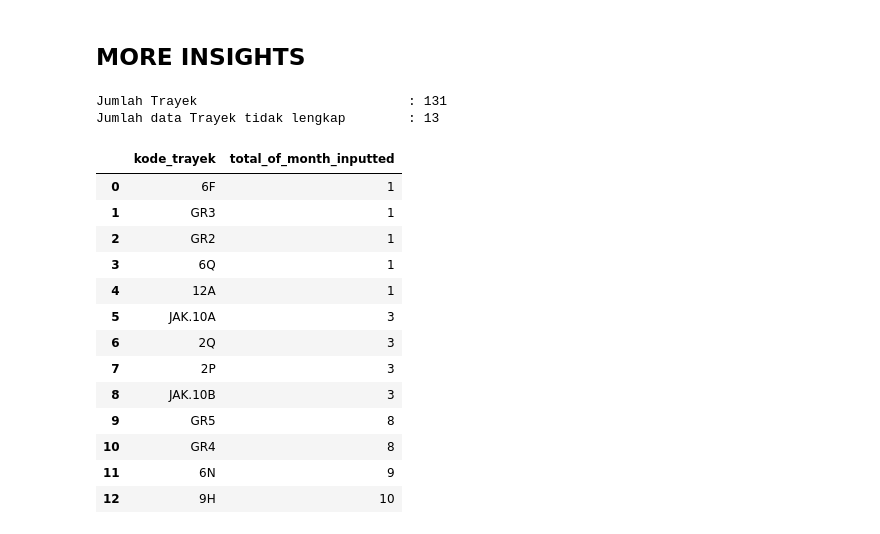
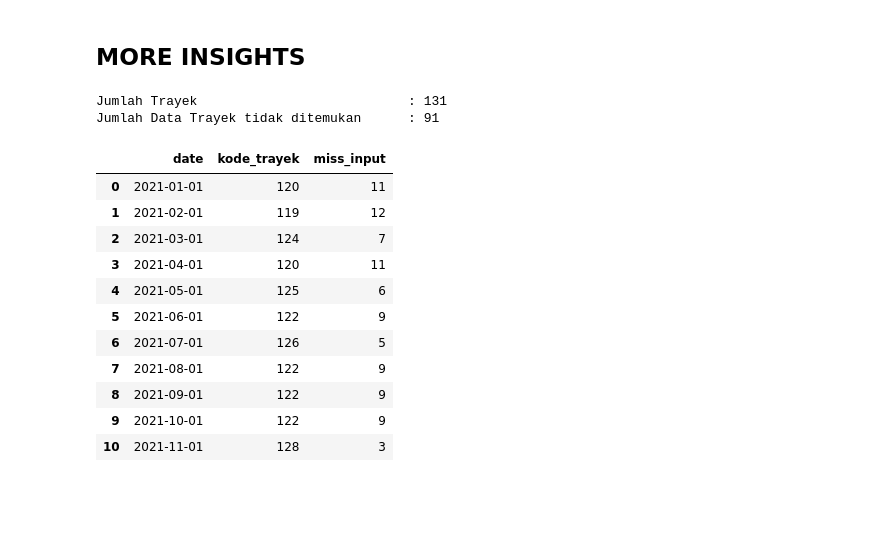
Before and after one commit to akbareza/DataScienceJourney, a Jupyter notebook: Modul 2/Capstone 2/TransJakartaPassengers2021Analysis.ipynb, the cells around one changed output. Cells and saved outputs as stored; diff of their text form; code cells hidden in the pictures; blank space fills up the shorter version.

```diff
--- a/Modul 2/Capstone 2/TransJakartaPassengers2021Analysis.ipynb
+++ b/Modul 2/Capstone 2/TransJakartaPassengers2021Analysis.ipynb
@@ -400,27 +400,25 @@ Dari data tabular di atas dapat ditunjukkan pembagian kelas dan sub-kelasnya unt
 # %%
 # Cek kelengkapan trayek per bulan
 print(f'Jumlah Trayek\t\t\t\t: {df["kode_trayek"].nunique()}')
 
-dfTemp = df.groupby('kode_trayek')['date'].count().reset_index().sort_values('date',ascending=True)
+dfTemp = df.groupby('date')['kode_trayek'].count().reset_index()
+dfTemp['miss_input'] = df["kode_trayek"].nunique() - dfTemp['kode_trayek']
 
-print(f'Jumlah data Trayek tidak lengkap\t: {len(dfTemp[dfTemp["date"]<11]["kode_trayek"])}')
-dfTemp = dfTemp[dfTemp["date"]<11].reset_index(drop=True)
-dfTemp.rename(columns={"date": 'total_of_month_inputted'}, inplace=True)
-dfTemp
+print(f'Jumlah Data Trayek tidak ditemukan\t: {dfTemp["miss_input"].sum()}')
+
+display(dfTemp)
 # %% [output]
 Jumlah Trayek                           : 131
-Jumlah data Trayek tidak lengkap        : 13
+Jumlah Data Trayek tidak ditemukan      : 91
-|  | kode_trayek | total_of_month_inputted |
-| 0 | 6F | 1 |
-| 1 | GR3 | 1 |
-| 2 | GR2 | 1 |
-| 3 | 6Q | 1 |
-| 4 | 12A | 1 |
-| 5 | JAK.10A | 3 |
-| 6 | 2Q | 3 |
-| 7 | 2P | 3 |
-| 8 | JAK.10B | 3 |
-| 9 | GR5 | 8 |
-| 10 | GR4 | 8 |
-| 11 | 6N | 9 |
-| 12 | 9H | 10 |
+|  | date | kode_trayek | miss_input |
+| 0 | 2021-01-01 | 120 | 11 |
+| 1 | 2021-02-01 | 119 | 12 |
+| 2 | 2021-03-01 | 124 | 7 |
+| 3 | 2021-04-01 | 120 | 11 |
+| 4 | 2021-05-01 | 125 | 6 |
+| 5 | 2021-06-01 | 122 | 9 |
+| 6 | 2021-07-01 | 126 | 5 |
+| 7 | 2021-08-01 | 122 | 9 |
+| 8 | 2021-09-01 | 122 | 9 |
+| 9 | 2021-10-01 | 122 | 9 |
+| 10 | 2021-11-01 | 128 | 3 |
```
Also changed, not shown: parts of 4 cells of this notebook, 8 other files.
